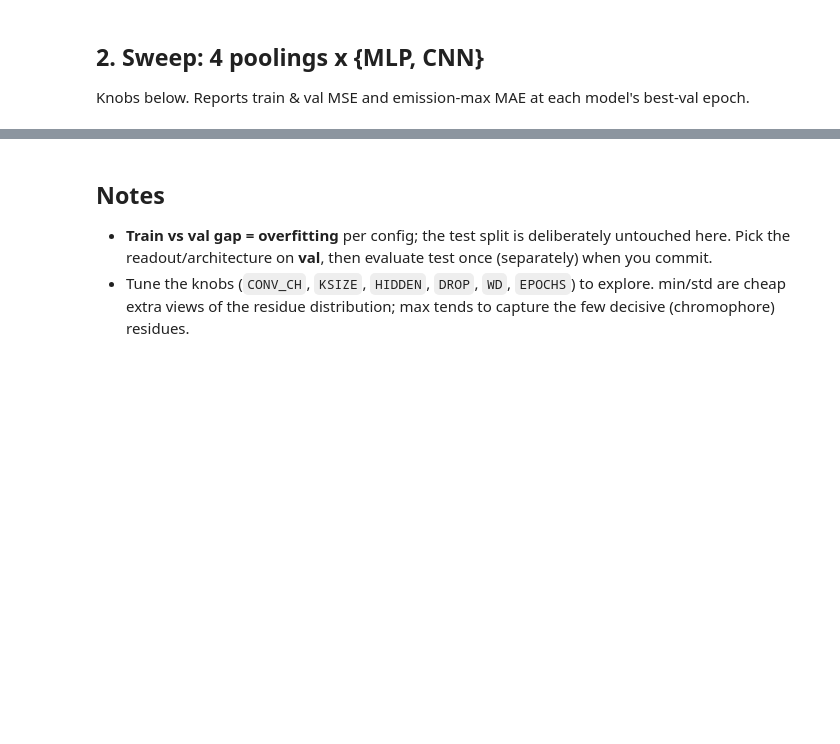
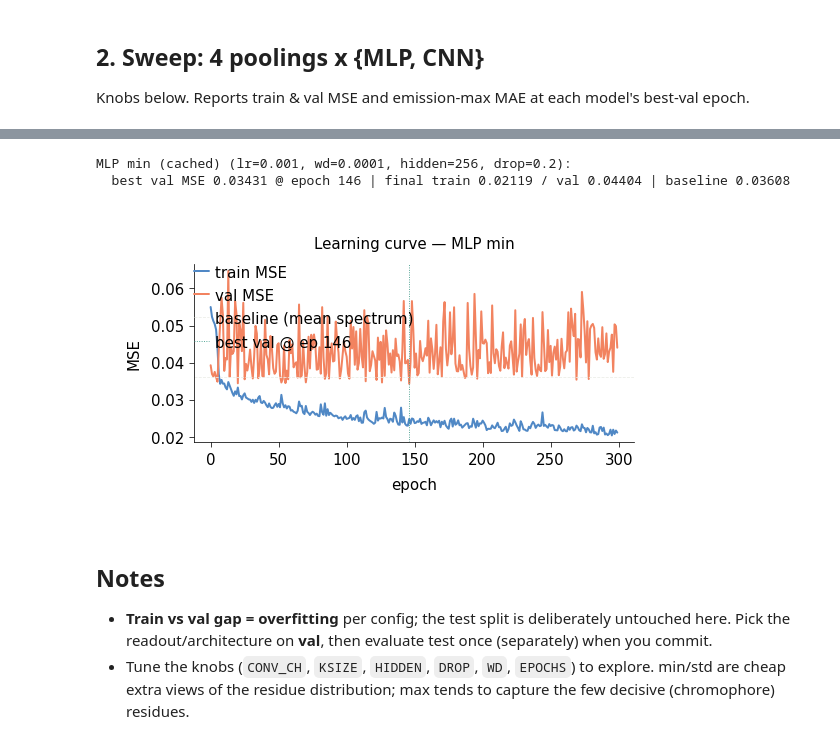
Before and after one commit to Arcadia-Science/FPguide, a Jupyter notebook: design/surrogate_model_design.ipynb, the cells around one changed output, grey strips where cells are left out. Drawn from its saved outputs; the diff is of its cells as text; code cells hidden in the pictures; blank space fills up the shorter version.

```diff
--- a/design/surrogate_model_design.ipynb
+++ b/design/surrogate_model_design.ipynb
@@ -187,3 +295,27 @@ if HAVE_PLT:
+# %%
+CURVE_CFG = None        # None -> best-val (arch,pool) from the sweep; or e.g. ("MLP","min")
+CURVE_EPOCHS = 300
+
+if CURVE_CFG is None:
+    a,p,_ = min(table, key=lambda x: x[2]["val"]["mse"]); CURVE_CFG=(a,p)
+ca, cp = CURVE_CFG
+tr_hist, va_hist, cached = get_curve(ca, cp, CFG, CURVE_EPOCHS)
+best_ep=int(np.argmin(va_hist))
+print(f"{ca} {cp} {'(cached)' if cached else '(trained)'} (lr={LR}, wd={WD}, hidden={HIDDEN}, drop={DROP}):")
+print(f"  best val MSE {va_hist[best_ep]:.5f} @ epoch {best_ep} | "
+      f"final train {tr_hist[-1]:.5f} / val {va_hist[-1]:.5f} | baseline {base_val:.5f}")
+
+if HAVE_PLT:
+    plt.figure(figsize=(7.5,4))
+    plt.plot(tr_hist, color=apc.aegean, label="train MSE"); plt.plot(va_hist, color=apc.amber, label="val MSE")
+    plt.axhline(base_val, color=apc.gray, ls="--", lw=0.8, label="baseline (mean spectrum)")
+    plt.axvline(best_ep, color=apc.seaweed, ls=":", lw=0.9, label=f"best val @ ep {best_ep}")
+    plt.xlabel("epoch"); plt.ylabel("MSE"); plt.title(f"Learning curve — {ca} {cp}")
+    plt.legend(); plt.tight_layout(); plt.show()
+# %% [output]
+MLP min (cached) (lr=0.001, wd=0.0001, hidden=256, drop=0.2):
+  best val MSE 0.03431 @ epoch 146 | final train 0.02119 / val 0.04404 | baseline 0.03608
+[figure, added]
 # %% [markdown]
 ## Notes
 
```
Also changed, not shown: parts of 9 cells of this notebook, 1 other file.
